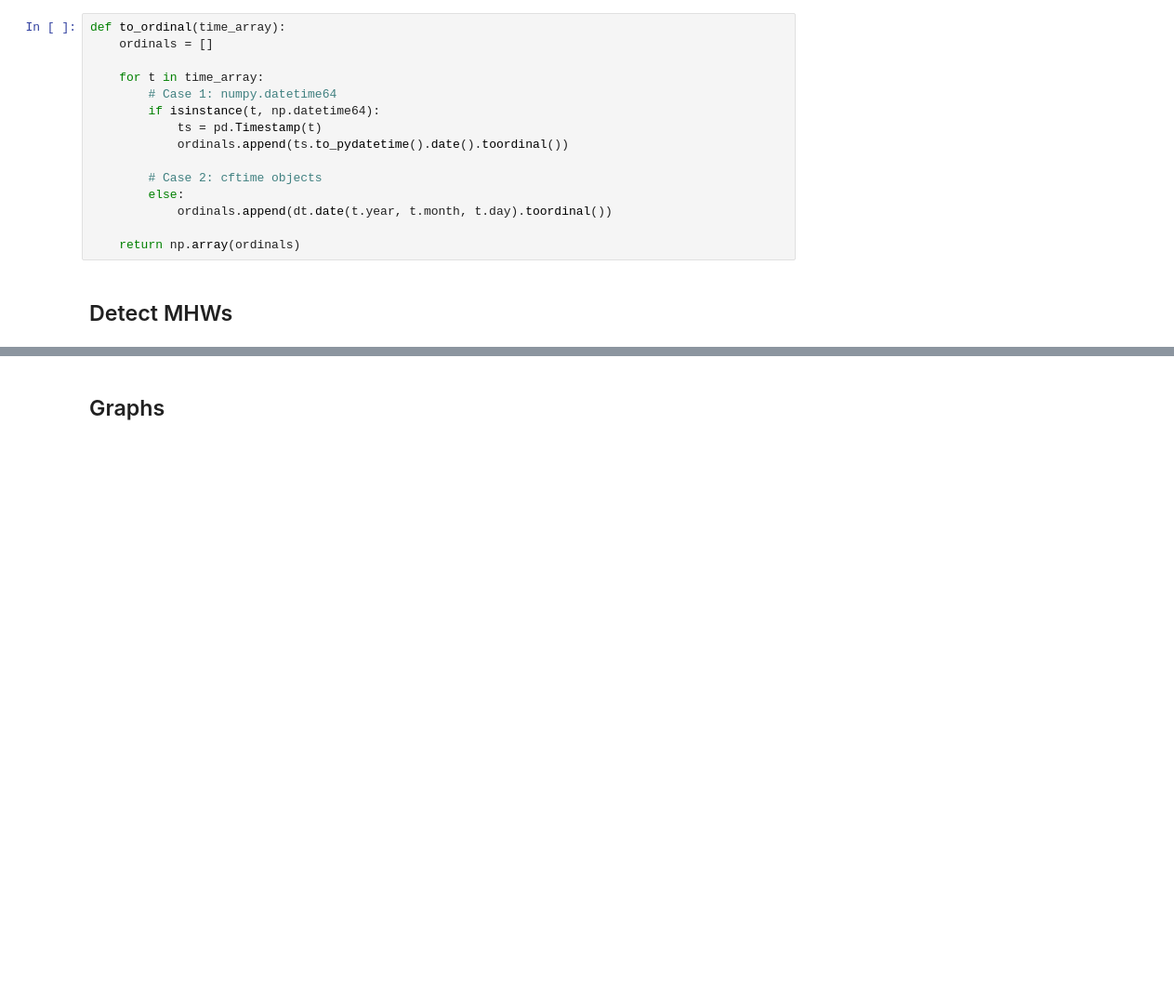
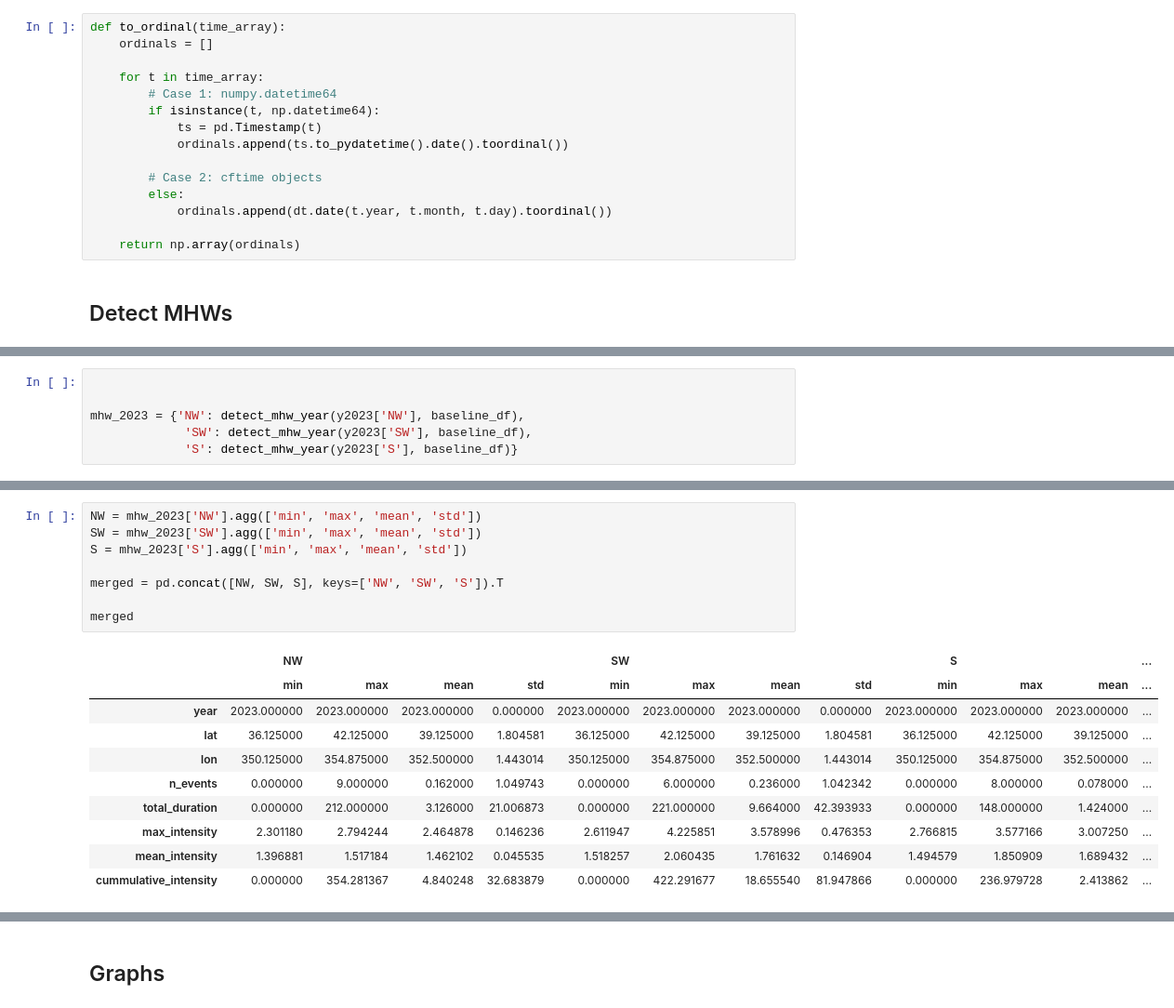
Before and after one commit to silveira-m/marineheatwaves, a Jupyter notebook: mhw_analysis_200m_zones.ipynb, the cells around one changed output, grey strips where cells are left out. Shown at 93% size. Drawn from its saved outputs; the diff is of its cells as text; blank space fills up the shorter version.

```diff
--- a/mhw_analysis_200m_zones.ipynb
+++ b/mhw_analysis_200m_zones.ipynb
@@ -179,0 +257,6 @@ yearly_dfs = {
+# %%
+
+
+mhw_2023 = {'NW': detect_mhw_year(y2023['NW'], baseline_df),
+             'SW': detect_mhw_year(y2023['SW'], baseline_df),
+             'S': detect_mhw_year(y2023['S'], baseline_df)}
@@ -179,0 +282,19 @@ yearly_dfs = {
+# %%
+NW = mhw_2023['NW'].agg(['min', 'max', 'mean', 'std'])
+SW = mhw_2023['SW'].agg(['min', 'max', 'mean', 'std'])
+S = mhw_2023['S'].agg(['min', 'max', 'mean', 'std'])
+
+merged = pd.concat([NW, SW, S], keys=['NW', 'SW', 'S']).T
+
+merged
+# %% [output]
+|  | NW |  |  |  | SW |  |  |  | S |  |  | ... |
+|  | min | max | mean | std | min | max | mean | std | min | max | mean | ... |
+| year | 2023.000000 | 2023.000000 | 2023.000000 | 0.000000 | 2023.000000 | 2023.000000 | 2023.000000 | 0.000000 | 2023.000000 | 2023.000000 | 2023.000000 | ... |
+| lat | 36.125000 | 42.125000 | 39.125000 | 1.804581 | 36.125000 | 42.125000 | 39.125000 | 1.804581 | 36.125000 | 42.125000 | 39.125000 | ... |
+| lon | 350.125000 | 354.875000 | 352.500000 | 1.443014 | 350.125000 | 354.875000 | 352.500000 | 1.443014 | 350.125000 | 354.875000 | 352.500000 | ... |
+| n_events | 0.000000 | 9.000000 | 0.162000 | 1.049743 | 0.000000 | 6.000000 | 0.236000 | 1.042342 | 0.000000 | 8.000000 | 0.078000 | ... |
+| total_duration | 0.000000 | 212.000000 | 3.126000 | 21.006873 | 0.000000 | 221.000000 | 9.664000 | 42.393933 | 0.000000 | 148.000000 | 1.424000 | ... |
+| max_intensity | 2.301180 | 2.794244 | 2.464878 | 0.146236 | 2.611947 | 4.225851 | 3.578996 | 0.476353 | 2.766815 | 3.577166 | 3.007250 | ... |
+| mean_intensity | 1.396881 | 1.517184 | 1.462102 | 0.045535 | 1.518257 | 2.060435 | 1.761632 | 0.146904 | 1.494579 | 1.850909 | 1.689432 | ... |
+| cummulative_intensity | 0.000000 | 354.281367 | 4.840248 | 32.683879 | 0.000000 | 422.291677 | 18.655540 | 81.947866 | 0.000000 | 236.979728 | 2.413862 | ... |
```
Also changed, not shown: parts of 22 cells of this notebook, 9 other files.
